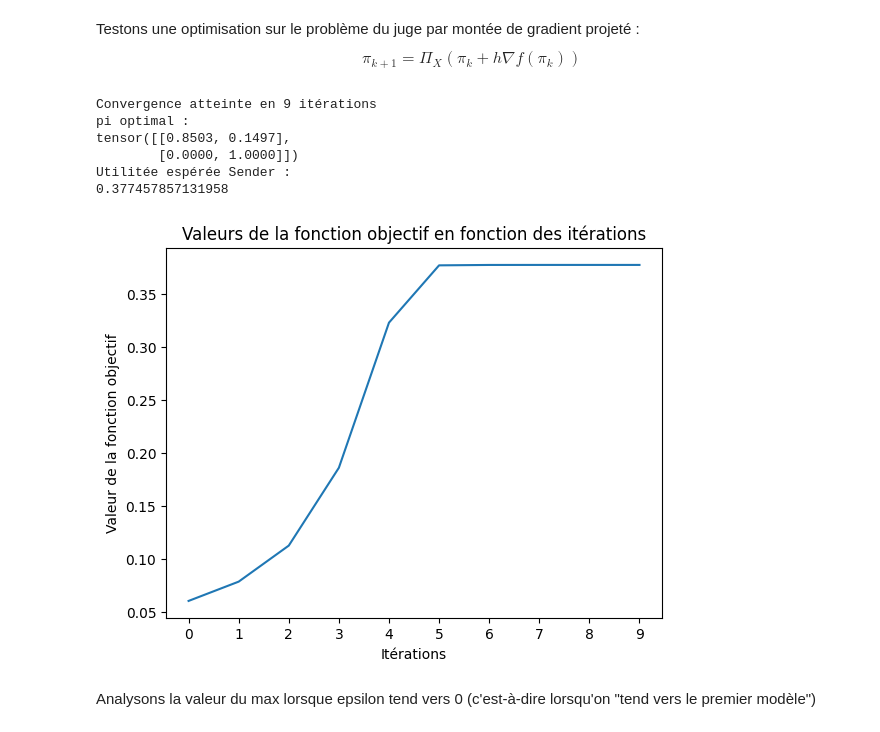
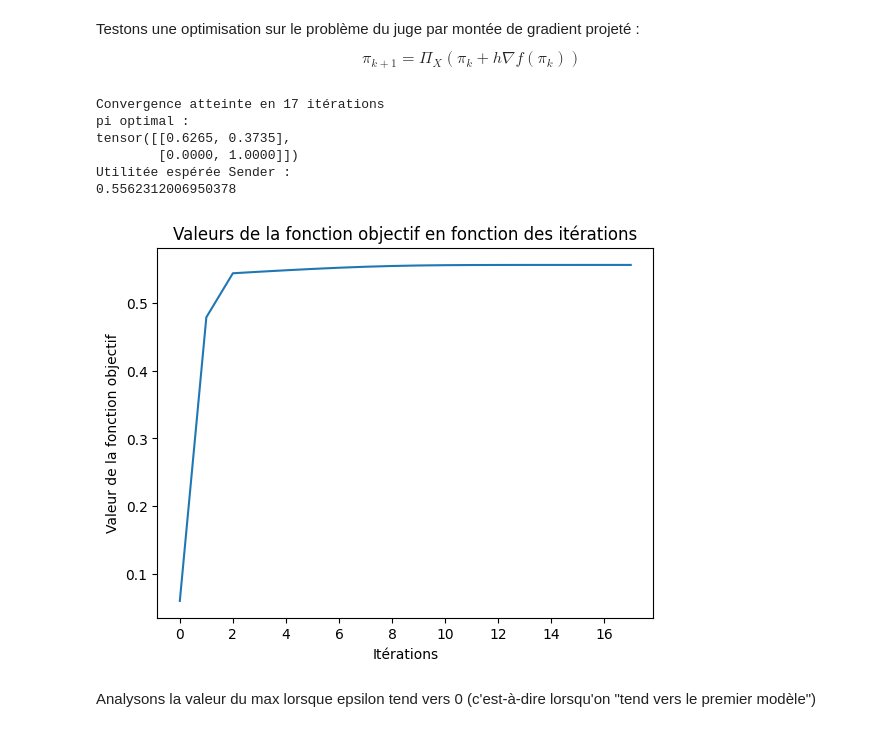
Before and after one commit to natael-regnier/Projet-RI, a Jupyter notebook: Notebook.ipynb, the cells around one changed output. Saved outputs shown, nothing was run; the diff lists cells and outputs as text; code cells hidden in the pictures.

```diff
--- a/Notebook.ipynb
+++ b/Notebook.ipynb
@@ -213,7 +213,7 @@ $$
 # %%
 alpha = 0.7
 beta = 0.9
-epsilon = 1e-1
+epsilon = 1e-2
 
 U = torch.tensor([[1.0, 0.0],
                   [0.0, 1.0]])
@@ -235,7 +235,7 @@ pi = torch.tensor([[4/7, 3/7],
 
 # Paramètres pour le gradient ascendant
 learning_rate = epsilon
-max_iterations = 1000
+max_iterations = 10000
 objective_values = []
 objective_change_threshold = 1e-6  # Seuil pour la différence de l'objectif
 
@@ -248,36 +248,36 @@ for iteration in range(max_iterations):
 
     with torch.no_grad():
         pi += learning_rate * pi.grad  # Maximisation
         pi = project_to_simplex(pi)  # Projection sur le simplexe
 
     # Enregistrer la valeur de l'objectif
     objective_values.append(obj.item())
 
     # Critère d'arrêt basé sur la variation de la fonction objectif
     if iteration > 0 and abs(objective_values[-1] - objective_values[-2]) < objective_change_threshold:
         print(f"Convergence atteinte en {iteration} itérations")
         break
 
 # Résultats finaux
 print("pi optimal : ")
 print(pi)
 print("Utilitée espérée Sender :")
 print(obj.item())
 
 # Tracer l'évolution de la fonction objectif
 plt.plot(objective_values)
 plt.xlabel("Itérations")
 plt.ylabel("Valeur de la fonction objectif")
 plt.title("Valeurs de la fonction objectif en fonction des itérations")
 plt.gca().xaxis.set_major_locator(ticker.MaxNLocator(integer=True))
 plt.show()
 # %% [output]
-Convergence atteinte en 9 itérations
+Convergence atteinte en 17 itérations
 pi optimal :
-tensor([[0.8503, 0.1497],
+tensor([[0.6265, 0.3735],
         [0.0000, 1.0000]])
 Utilitée espérée Sender :
-0.377457857131958
+0.5562312006950378
-[figure, old version]
+[figure, new version]
 # %% [markdown]
 Analysons la valeur du max lorsque epsilon tend vers 0 (c'est-à-dire lorsqu'on "tend vers le premier modèle")
```
Also changed, not shown: parts of 5 cells of this notebook.
